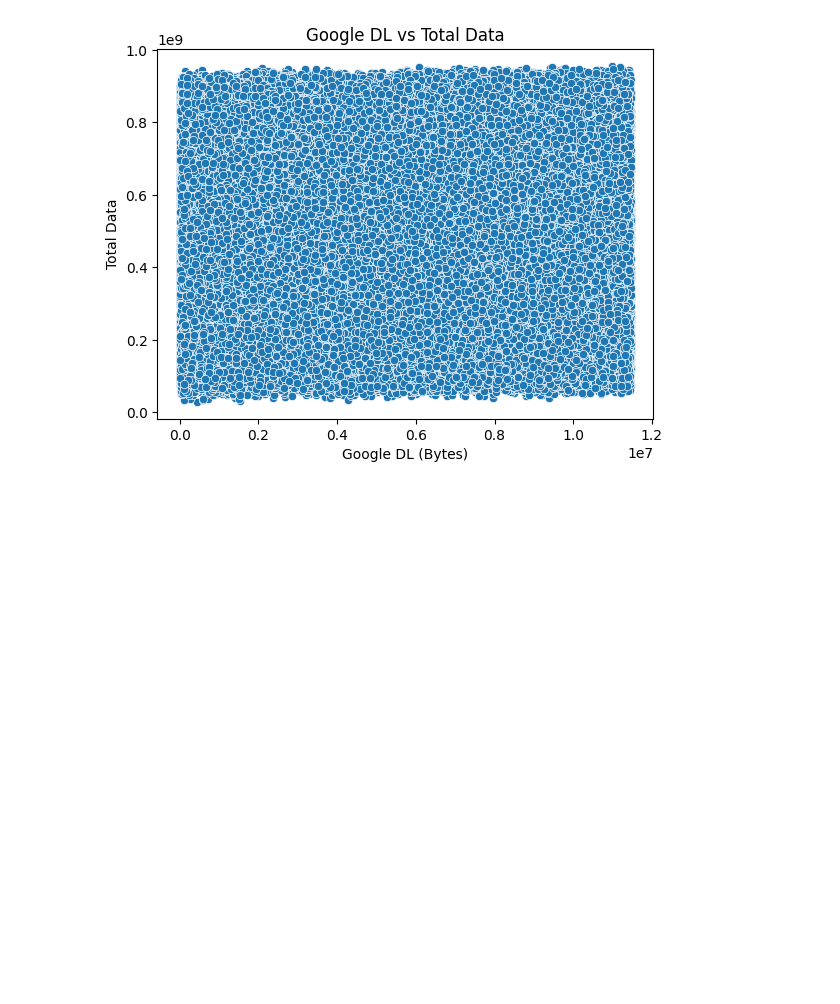
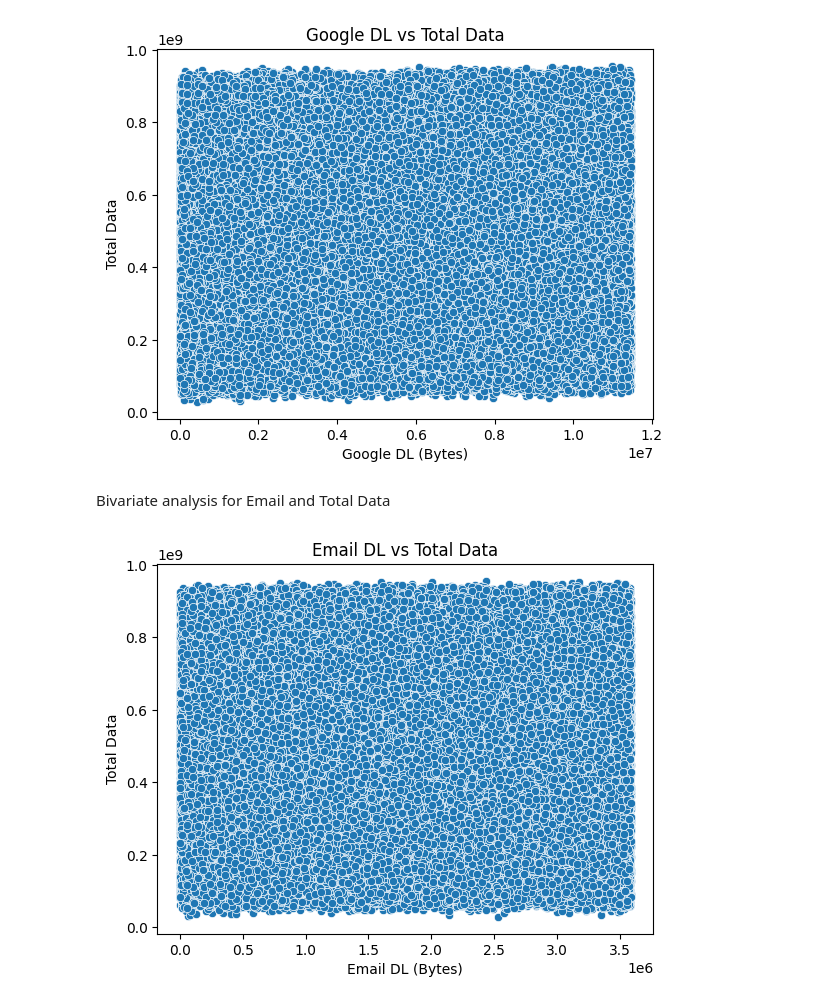
Before and after one commit to fro-su/telecom_analysis, a Jupyter notebook: notebooks/user_overview_analysis.ipynb, the cells around one changed output. Saved outputs shown, nothing was run; the diff lists cells and outputs as text; code cells hidden in the pictures; blank space fills up the shorter version.

Commit message:
Bivariate analysis for Email and Total Data

```diff
--- a/notebooks/user_overview_analysis.ipynb
+++ b/notebooks/user_overview_analysis.ipynb
@@ -473,3 +473,11 @@ plt.title('Google DL vs Total Data')
 plt.show()
 # %% [output]
 [figure]
+# %% [markdown]
+Bivariate analysis for Email and Total Data
+# %%
+sns.scatterplot(x='Email DL (Bytes)', y='Total Data', data=df)
+plt.title('Email DL vs Total Data')
+plt.show()
+# %% [output]
+[figure, added]
```
